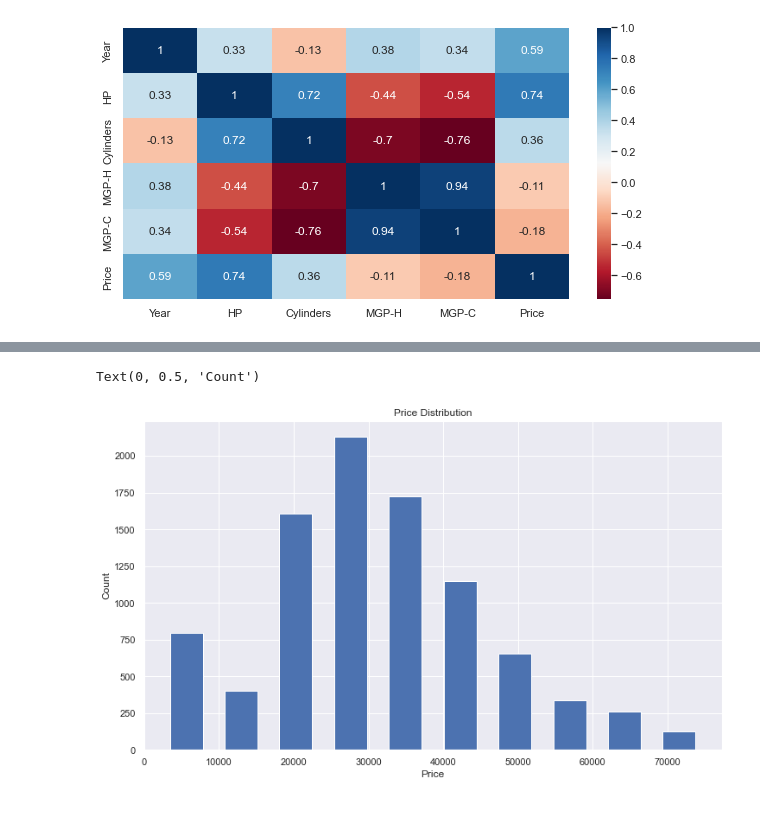
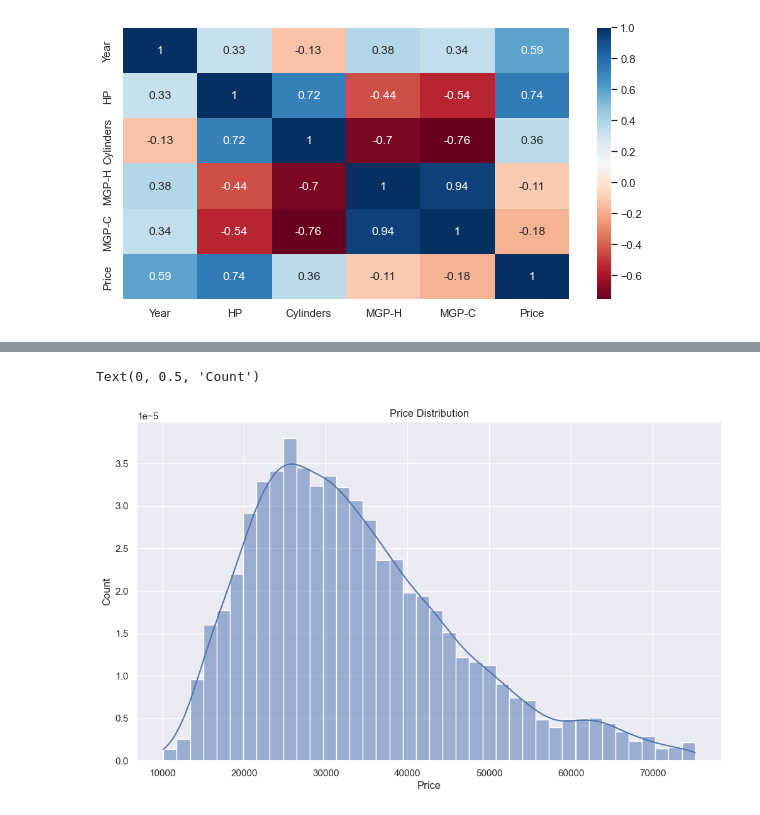
Before and after one commit to sachink1712/Exploratory-data-analysis-on-car-features, a Jupyter notebook: Car features EDA.ipynb, the cells around one changed output, grey strips where cells are left out. Cells and saved outputs as stored; diff of their text form; code cells hidden in the pictures.

```diff
--- a/Car features EDA.ipynb
+++ b/Car features EDA.ipynb
@@ -278,9 +295,9 @@ plt.hist(df6['Cylinders'].unique(),rwidth=0.6)
 # %%
 plt.figure(figsize=(12,7))
-plt.hist(df6['Price'],rwidth=0.6)
+sns.histplot(df8['Price'], kde=True, stat="density", color='b')
 plt.title('Price Distribution')
 plt.xlabel('Price')
 plt.ylabel('Count')
 # %% [output]
 Text(0, 0.5, 'Count')
-[figure, old version]
+[figure, new version]
```
Also changed, not shown: parts of 28 cells of this notebook.
